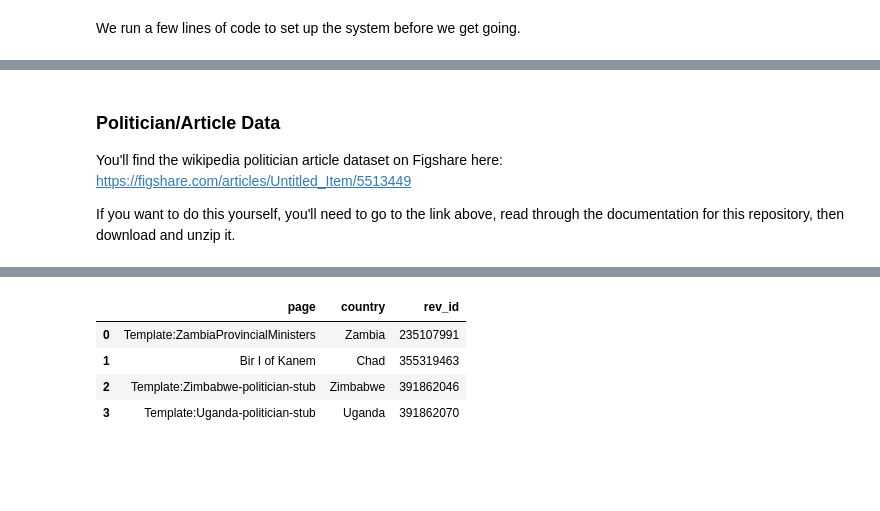
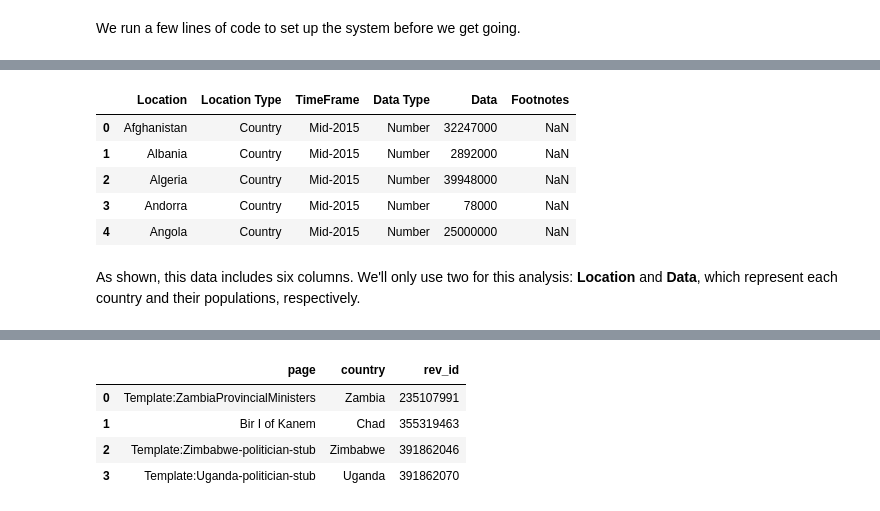
Before and after one commit to rexthompson/data-512-a2, a Jupyter notebook: hcds-a2-bias.ipynb, the cells around one changed output, grey strips where cells are left out. Cells and saved outputs as stored; diff of their text form; code cells hidden in the pictures; blank space fills up the shorter version.

```diff
--- a/hcds-a2-bias.ipynb
+++ b/hcds-a2-bias.ipynb
@@ -55,7 +53,11 @@ population_data.head(4)
-# %% [markdown]
-### Politician/Article Data
-
-You'll find the wikipedia politician article dataset on Figshare here:
-https://figshare.com/articles/Untitled_Item/5513449
-
-If you want to do this yourself, you'll need to go to the link above, read through the documentation for this repository, then download and unzip it.
+# %%
+population_data.head()
+# %% [output]
+|  | Location | Location Type | TimeFrame | Data Type | Data | Footnotes |
+| 0 | Afghanistan | Country | Mid-2015 | Number | 32247000 | NaN |
+| 1 | Albania | Country | Mid-2015 | Number | 2892000 | NaN |
+| 2 | Algeria | Country | Mid-2015 | Number | 39948000 | NaN |
+| 3 | Andorra | Country | Mid-2015 | Number | 78000 | NaN |
+| 4 | Angola | Country | Mid-2015 | Number | 25000000 | NaN |
+# %% [markdown]
+As shown, this data includes six columns. We'll only use two for this analysis: **Location** and **Data**, which represent each country and their populations, respectively.
```
Also changed, not shown: parts of 90 cells of this notebook, 1 other file.
